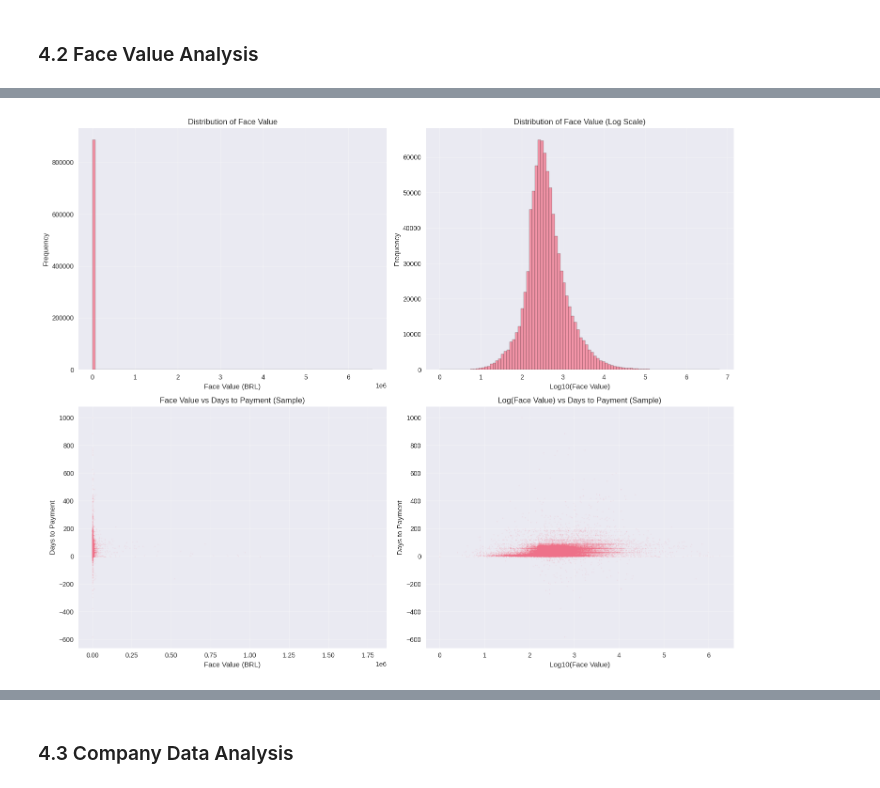
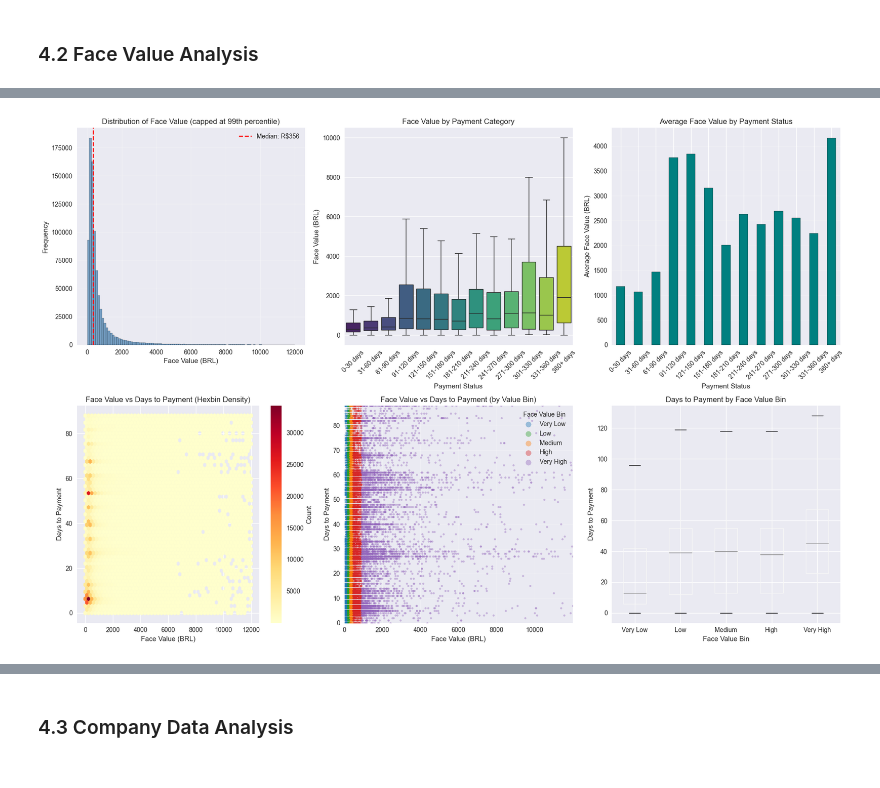
Before and after one commit to ClessonR/credit_payment_receivables, a Jupyter notebook: notebooks/eda.ipynb, the cells around one changed output, grey strips where cells are left out. Drawn from its saved outputs; the diff is of its cells as text; code cells hidden in the pictures.

Commit message:
Days to payment improved EDA

```diff
--- a/notebooks/eda.ipynb
+++ b/notebooks/eda.ipynb
@@ -293,38 +348,83 @@ print("FACE VALUE ANALYSIS")
 print("=" * 60)
 print(f"\n{df_assets_settled['face_value'].describe()}")
 
+# Create quantile-based face value bins for better analysis
+df_assets_settled['face_value_bin'] = pd.qcut(
+    df_assets_settled['face_value'],
+    q=5,
+    labels=['Very Low', 'Low', 'Medium', 'High', 'Very High'],
+    duplicates='drop'
+)
+
 # Face value distribution
-fig, axes = plt.subplots(2, 2, figsize=(15, 12))
+fig, axes = plt.subplots(2, 3, figsize=(18, 12))
 
-# Histogram (log scale)
-axes[0, 0].hist(df_assets_settled['face_value'], bins=100, edgecolor='black', alpha=0.7)
+# 1. Histogram of face value (capped at 99th percentile for readability)
+cap_99 = df_assets_settled['face_value'].quantile(0.99)
+axes[0, 0].hist(df_assets_settled[df_assets_settled['face_value'] <= cap_99]['face_value'],
+                bins=100, edgecolor='black', alpha=0.7, color='steelblue')
+axes[0, 0].axvline(df_assets_settled['face_value'].median(), color='red', linestyle='--',
+                   label=f'Median: R${df_assets_settled["face_value"].median():,.0f}')
 axes[0, 0].set_xlabel('Face Value (BRL)')
 axes[0, 0].set_ylabel('Frequency')
-axes[0, 0].set_title('Distribution of Face Value')
+axes[0, 0].set_title('Distribution of Face Value (capped at 99th percentile)')
+axes[0, 0].legend()
 axes[0, 0].grid(True, alpha=0.3)
 
-# Log scale histogram
-axes[0, 1].hist(np.log10(df_assets_settled['face_value'] + 1), bins=100, edgecolor='black', alpha=0.7)
-axes[0, 1].set_xlabel('Log10(Face Value)')
-axes[0, 1].set_ylabel('Frequency')
-axes[0, 1].set_title('Distribution of Face Value (Log Scale)')
-axes[0, 1].grid(True, alpha=0.3)
+# 2. Box plot of face value by payment status (all categories, sorted)
+category_order = ['0-30 days', '31-60 days', '61-90 days', '91-120 days', '121-150 days',
+                  '151-180 days', '181-210 days', '211-240 days', '241-270 days',
+                  '271-300 days', '301-330 days', '331-360 days', '360+ days']
+palette = sns.color_palette("viridis", n_colors=len(category_order))
+sns.boxplot(data=df_assets_settled, x='payment_status', y='face_value',
+            order=category_order, palette=palette, ax=axes[0, 1], showfliers=False)
+axes[0, 1].set_title('Face Value by Payment Category')
+axes[0, 1].set_xlabel('Payment Status')
+axes[0, 1].set_ylabel('Face Value (BRL)')
+axes[0, 1].tick_params(axis='x', rotation=45)
 
-# Scatter plot: Face Value vs Days to Payment
-sample_size = min(50000, len(df_assets_settled))
-sample_df = df_assets_settled.sample(n=sample_size, random_state=42)
-axes[1, 0].scatter(sample_df['face_value'], sample_df['days_to_payment'], alpha=0.1, s=1)
+# 3. Mean face value by payment status
+mean_by_status = df_assets_settled.groupby('payment_status')['face_value'].mean().sort_index()
+mean_by_status.plot(kind='bar', ax=axes[0, 2], color='teal', edgecolor='black')
+axes[0, 2].set_title('Average Face Value by Payment Status')
+axes[0, 2].set_xlabel('Payment Status')
+axes[0, 2].set_ylabel('Average Face Value (BRL)')
+axes[0, 2].tick_params(axis='x', rotation=45)
+axes[0, 2].grid(True, alpha=0.3, axis='y')
+
+# 4. Hexbin plot: Face Value vs Days to Payment (better for dense data)
+hb = axes[1, 0].hexbin(df_assets_settled['face_value'], df_assets_settled['days_to_payment'],
+                       gridsize=50, cmap='YlOrRd', mincnt=1,
+                       extent=[0, cap_99, 0, df_assets_settled['days_to_payment'].quantile(0.95)])
 axes[1, 0].set_xlabel('Face Value (BRL)')
 axes[1, 0].set_ylabel('Days to Payment')
-axes[1, 0].set_title('Face Value vs Days to Payment (Sample)')
-axes[1, 0].grid(True, alpha=0.3)
+axes[1, 0].set_title('Face Value vs Days to Payment (Hexbin Density)')
+plt.colorbar(hb, ax=axes[1, 0], label='Count')
 
-# Log scale scatter
-axes[1, 1].scatter(np.log10(sample_df['face_value'] + 1), sample_df['days_to_payment'], alpha=0.1, s=1)
-axes[1, 1].set_xlabel('Log10(Face Value)')
+# 5. Scatter plot colored by face value bin (capped axes for visibility)
+sample_size = min(30000, len(df_assets_settled))
+sample_df = df_assets_settled.sample(n=sample_size, random_state=42)
+colors = {'Very Low': '#1f77b4', 'Low': '#2ca02c', 'Medium': '#ff7f0e', 'High': '#d62728', 'Very High': '#9467bd'}
+for bin_label in ['Very Low', 'Low', 'Medium', 'High', 'Very High']:
+    mask = sample_df['face_value_bin'] == bin_label
+    axes[1, 1].scatter(sample_df.loc[mask, 'face_value'], sample_df.loc[mask, 'days_to_payment'],
+                       alpha=0.4, s=8, label=bin_label, c=colors[bin_label])
+axes[1, 1].set_xlim(0, cap_99)  # Cap x-axis at 99th percentile
+axes[1, 1].set_ylim(0, df_assets_settled['days_to_payment'].quantile(0.95))  # Cap y-axis at 95th percentile
+axes[1, 1].set_xlabel('Face Value (BRL)')
 axes[1, 1].set_ylabel('Days to Payment')
-axes[1, 1].set_title('Log(Face Value) vs Days to Payment (Sample)')
+axes[1, 1].set_title('Face Value vs Days to Payment (by Value Bin)')
+axes[1, 1].legend(title='Face Value Bin', markerscale=3, loc='upper right')
 axes[1, 1].grid(True, alpha=0.3)
+
+# 6. Days to payment distribution by face value bin
+bin_order = ['Very Low', 'Low', 'Medium', 'High', 'Very High']
+palette_bins = sns.color_palette("magma", n_colors=5)
+sns.boxplot(data=df_assets_settled, x='face_value_bin', y='days_to_payment',
+            order=bin_order, palette=palette_bins, ax=axes[1, 2], showfliers=False)
+axes[1, 2].set_title('Days to Payment by Face Value Bin')
+axes[1, 2].set_xlabel('Face Value Bin')
+axes[1, 2].set_ylabel('Days to Payment')
 
 plt.tight_layout()
 plt.show()
@@ -348,2 +448,2 @@ max      6.572885e+06
 Name: face_value, dtype: float64
-[figure, old version]
+[figure, new version]
```
Also changed, not shown: parts of 20 cells of this notebook.
